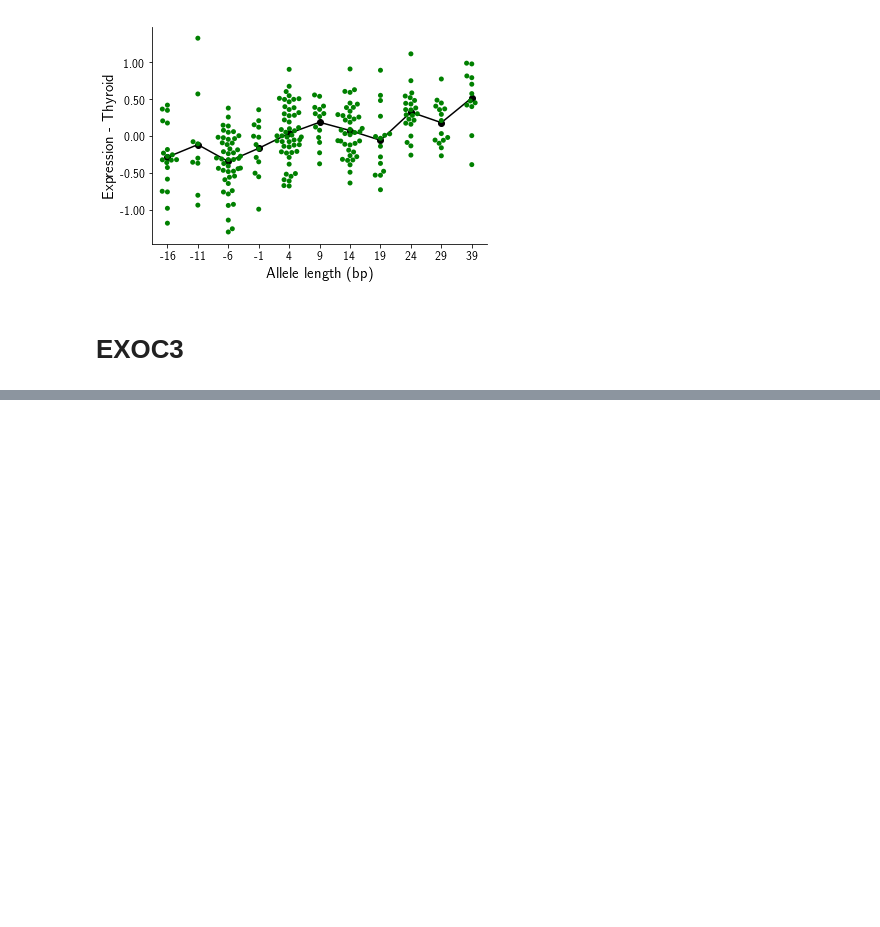
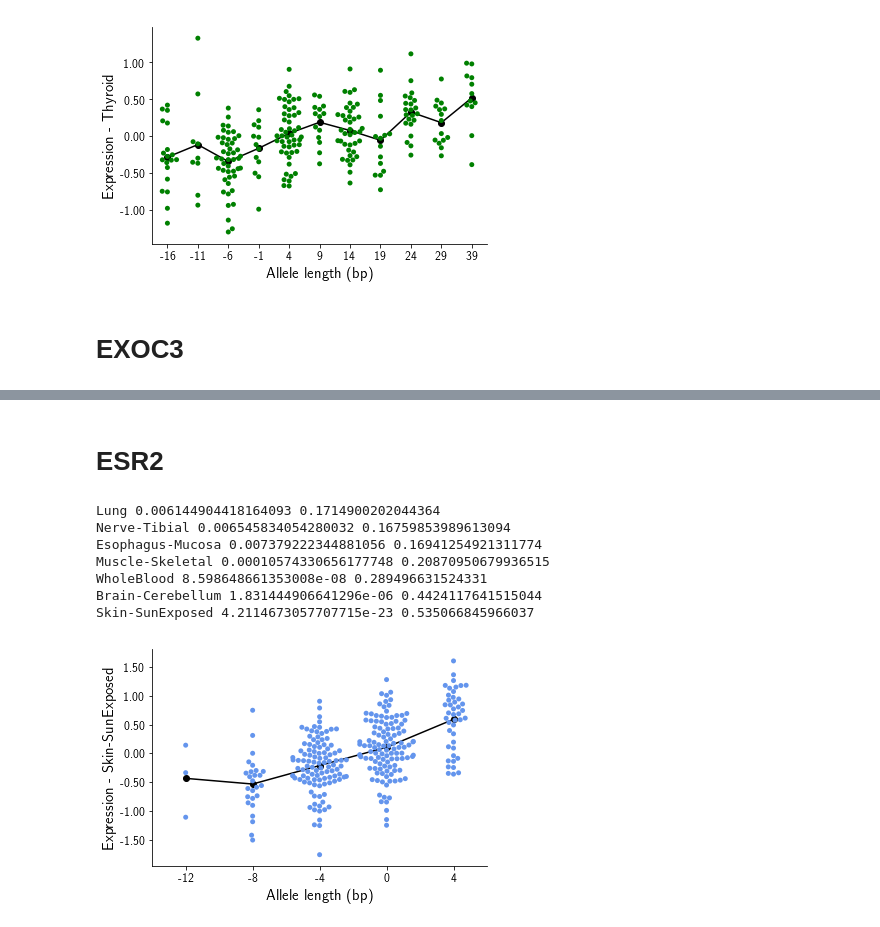
Before and after one commit to gymreklab/gtex-estrs-paper, a Jupyter notebook: Figures/eSTRLiteratureExamples.ipynb, the cells around one changed output, grey strips where cells are left out. Saved outputs shown, nothing was run; the diff lists cells and outputs as text; code cells hidden in the pictures; blank space fills up the shorter version.

```diff
--- a/Figures/eSTRLiteratureExamples.ipynb
+++ b/Figures/eSTRLiteratureExamples.ipynb
@@ -1271 +1271,21 @@ Esophagus-Muscularis 4.529487478854264e-11 0.4565877628674536
 [figure]
+# %% [markdown]
+# ESR2
+# %%
+chrom = "chr14"
+start = 64724929
+end = 64724929
+gene = "ENSG00000140009.14"
+best_tissue, best_p, best_beta = GetBestTissue(chrom, start, gene, data)
+if SAVEPLOT: fname = os.path.join(RESULTSDIR, "SuppFig_Literature_ESR2.pdf")
+else: fname = None
+PlotESTR(gene, best_tissue, chrom, start, end, COLORS, fname=fname)
+# %% [output]
+Lung 0.006144904418164093 0.1714900202044364
+Nerve-Tibial 0.006545834054280032 0.16759853989613094
+Esophagus-Mucosa 0.007379222344881056 0.16941254921311774
+Muscle-Skeletal 0.00010574330656177748 0.20870950679936515
+WholeBlood 8.598648661353008e-08 0.289496631524331
+Brain-Cerebellum 1.831444906641296e-06 0.4424117641515044
+Skin-SunExposed 4.2114673057707715e-23 0.535066845966037
+[figure, added]
```
Also changed, not shown: parts of 48 cells of this notebook, 11 other files.
